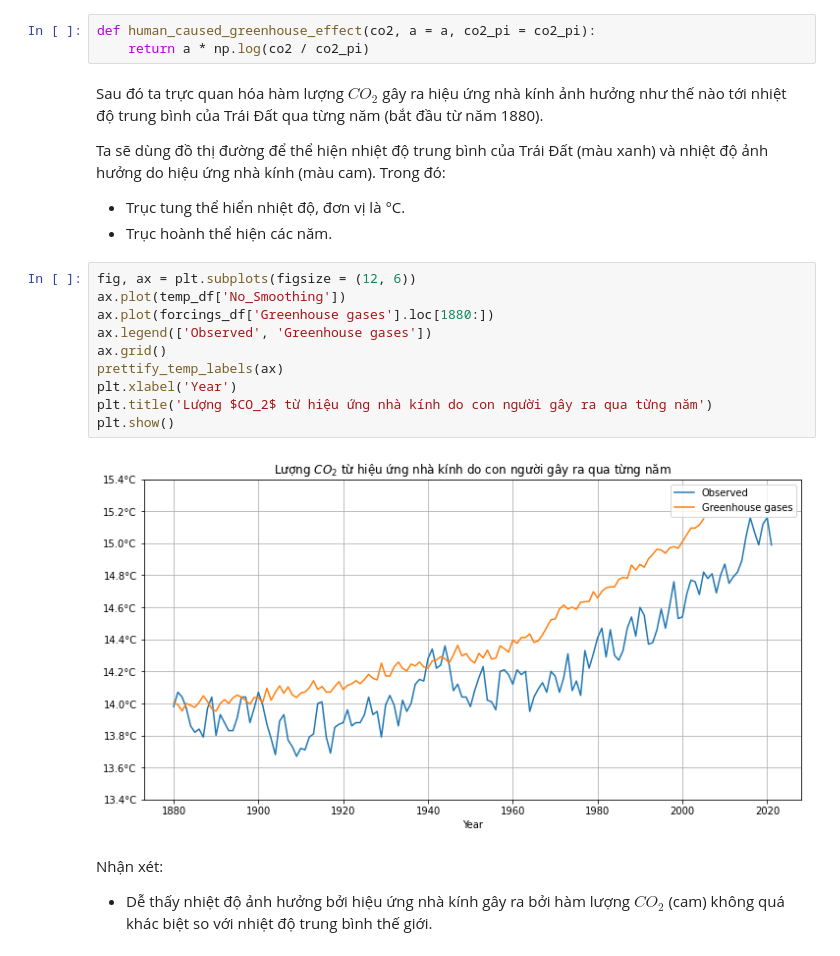
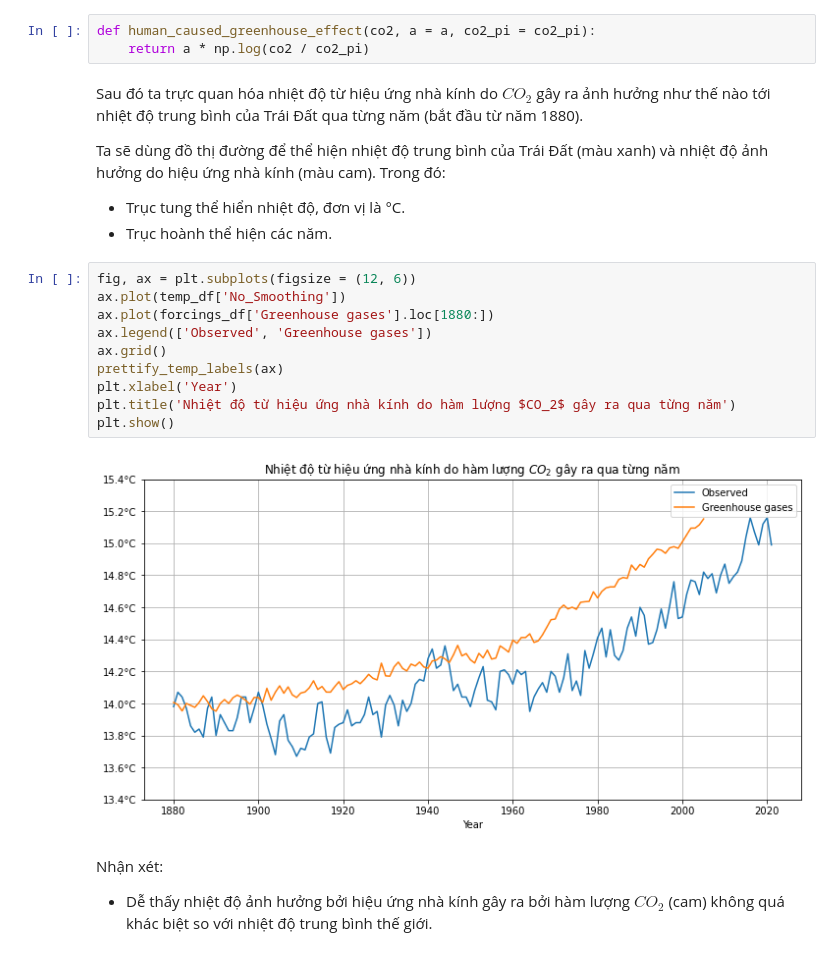
Before and after one commit to vt-khang/DA_ClimateModel, a Jupyter notebook: DA_ClimateModel.ipynb, the cells around one changed output. Drawn from its saved outputs; the diff is of its cells as text.

```diff
--- a/DA_ClimateModel.ipynb
+++ b/DA_ClimateModel.ipynb
@@ -182,7 +182,7 @@ co2_pi = 280 # preindustrial co2 concentration (ppm)
 def human_caused_greenhouse_effect(co2, a = a, co2_pi = co2_pi):
     return a * np.log(co2 / co2_pi)
 # %% [markdown]
-Sau đó ta trực quan hóa hàm lượng $CO_2$ gây ra hiệu ứng nhà kính ảnh hưởng như thế nào tới nhiệt độ trung bình của Trái Đất qua từng năm (bắt đầu từ năm 1880).
+Sau đó ta trực quan hóa nhiệt độ từ hiệu ứng nhà kính do $CO_2$ gây ra ảnh hưởng như thế nào tới nhiệt độ trung bình của Trái Đất qua từng năm (bắt đầu từ năm 1880).
 
 Ta sẽ dùng đồ thị đường để thể hiện nhiệt độ trung bình của Trái Đất (màu xanh) và nhiệt độ ảnh hưởng do hiệu ứng nhà kính (màu cam). Trong đó:
 - Trục tung thể hiển nhiệt độ, đơn vị là °C.
@@ -190,15 +190,15 @@ Ta sẽ dùng đồ thị đường để thể hiện nhiệt độ trung bình
 # %%
 fig, ax = plt.subplots(figsize = (12, 6))
 ax.plot(temp_df['No_Smoothing'])
 ax.plot(forcings_df['Greenhouse gases'].loc[1880:])
 ax.legend(['Observed', 'Greenhouse gases'])
 ax.grid()
 prettify_temp_labels(ax)
 plt.xlabel('Year')
-plt.title('Lượng $CO_2$ từ hiệu ứng nhà kính do con người gây ra qua từng năm')
+plt.title('Nhiệt độ từ hiệu ứng nhà kính do hàm lượng $CO_2$ gây ra qua từng năm')
 plt.show()
 # %% [output]
-[figure, old version]
+[figure, new version]
 # %% [markdown]
 Nhận xét:
 - Dễ thấy nhiệt độ ảnh hưởng bởi hiệu ứng nhà kính gây ra bởi hàm lượng $CO_2$ (cam) không quá khác biệt so với nhiệt độ trung bình thế giới.
```
